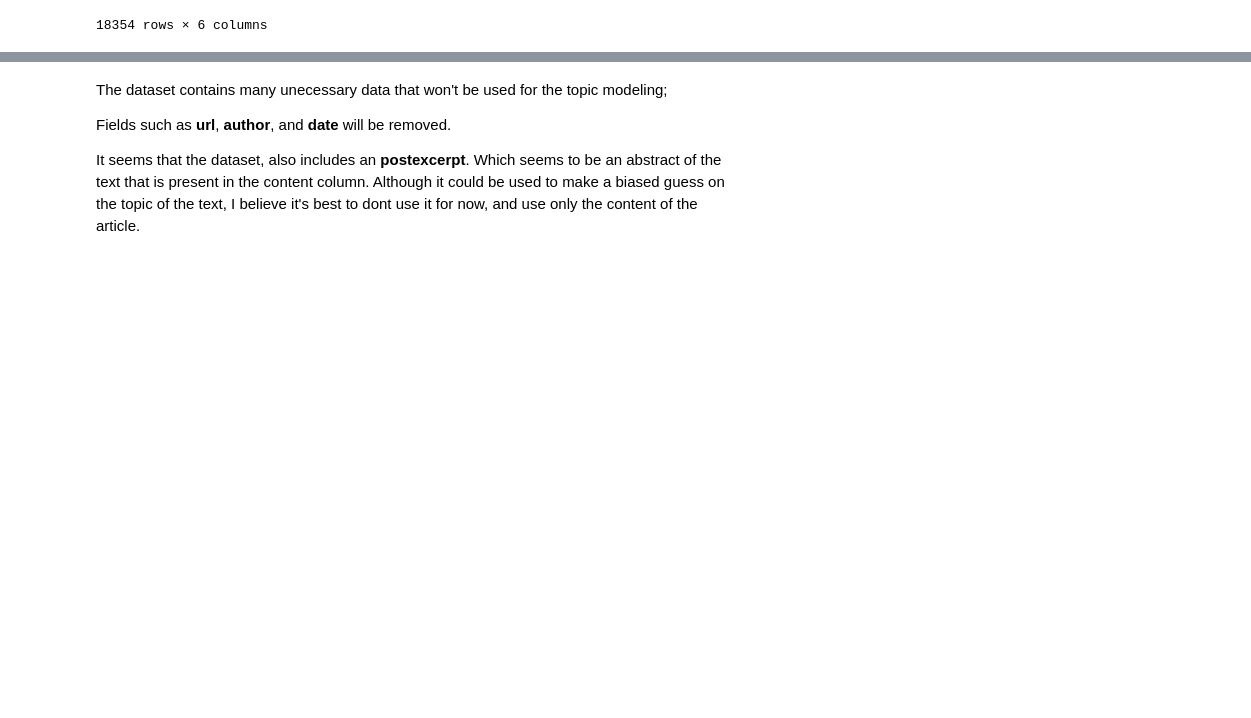
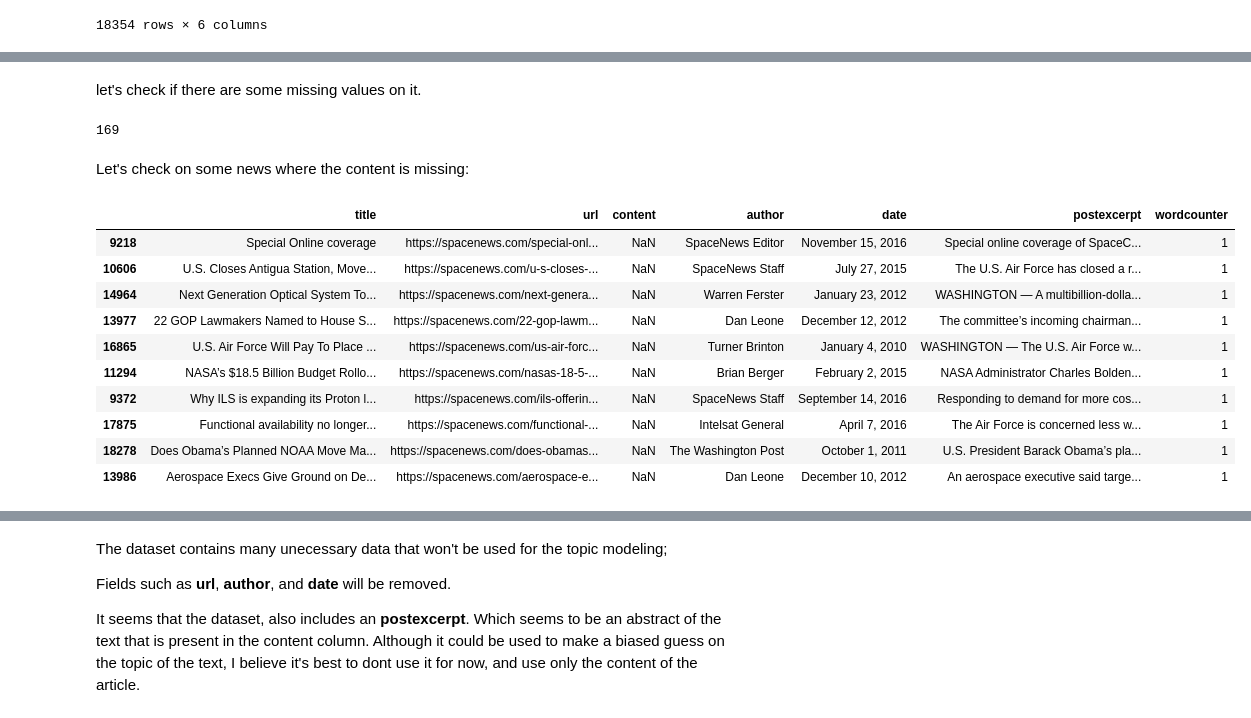
Before and after one commit to SWE3T/TopicModeling, a Jupyter notebook: SpaceNews.ipynb, the cells around one changed output, grey strips where cells are left out. Drawn from its saved outputs; the diff is of its cells as text; code cells hidden in the pictures; blank space fills up the shorter version.

```diff
--- a/SpaceNews.ipynb
+++ b/SpaceNews.ipynb
@@ -75,0 +74,3 @@ data
+# %%
+data['wordcounter'] = data['content'].apply(lambda x: len(str(x).split()))
+data.describe()
@@ -75,0 +87,26 @@ data
+# %% [markdown]
+let's check if there are some missing values on it.
+# %%
+data['content'] = data['content'].replace(r'\s+|\\n', ' ', regex=True)
+data.replace(' ', np.nan, inplace=True)
+print(data['content'].isnull().sum())
+# %% [output]
+169
+# %%
+missing_news = data[data['content'].isnull()]
+# %% [markdown]
+Let's check on some news where the content is missing:
+# %%
+missing_news.sample(10)
+# %% [output]
+|  | title | url | content | author | date | postexcerpt | wordcounter |
+| 9218 | Special Online coverage | https://spacenews.com/special-onl... | NaN | SpaceNews Editor | November 15, 2016 | Special online coverage of SpaceC... | 1 |
+| 10606 | U.S. Closes Antigua Station, Move... | https://spacenews.com/u-s-closes-... | NaN | SpaceNews Staff | July 27, 2015 | The U.S. Air Force has closed a r... | 1 |
+| 14964 | Next Generation Optical System To... | https://spacenews.com/next-genera... | NaN | Warren Ferster | January 23, 2012 | WASHINGTON — A multibillion-dolla... | 1 |
+| 13977 | 22 GOP Lawmakers Named to House S... | https://spacenews.com/22-gop-lawm... | NaN | Dan Leone | December 12, 2012 | The committee’s incoming chairman... | 1 |
+| 16865 | U.S. Air Force Will Pay To Place ... | https://spacenews.com/us-air-forc... | NaN | Turner Brinton | January 4, 2010 | WASHINGTON — The U.S. Air Force w... | 1 |
+| 11294 | NASA’s $18.5 Billion Budget Rollo... | https://spacenews.com/nasas-18-5-... | NaN | Brian Berger | February 2, 2015 | NASA Administrator Charles Bolden... | 1 |
+| 9372 | Why ILS is expanding its Proton l... | https://spacenews.com/ils-offerin... | NaN | SpaceNews Staff | September 14, 2016 | Responding to demand for more cos... | 1 |
+| 17875 | Functional availability no longer... | https://spacenews.com/functional-... | NaN | Intelsat General | April 7, 2016 | The Air Force is concerned less w... | 1 |
+| 18278 | Does Obama’s Planned NOAA Move Ma... | https://spacenews.com/does-obamas... | NaN | The Washington Post | October 1, 2011 | U.S. President Barack Obama’s pla... | 1 |
+| 13986 | Aerospace Execs Give Ground on De... | https://spacenews.com/aerospace-e... | NaN | Dan Leone | December 10, 2012 | An aerospace executive said targe... | 1 |
```
Also changed, not shown: parts of 24 cells of this notebook.
